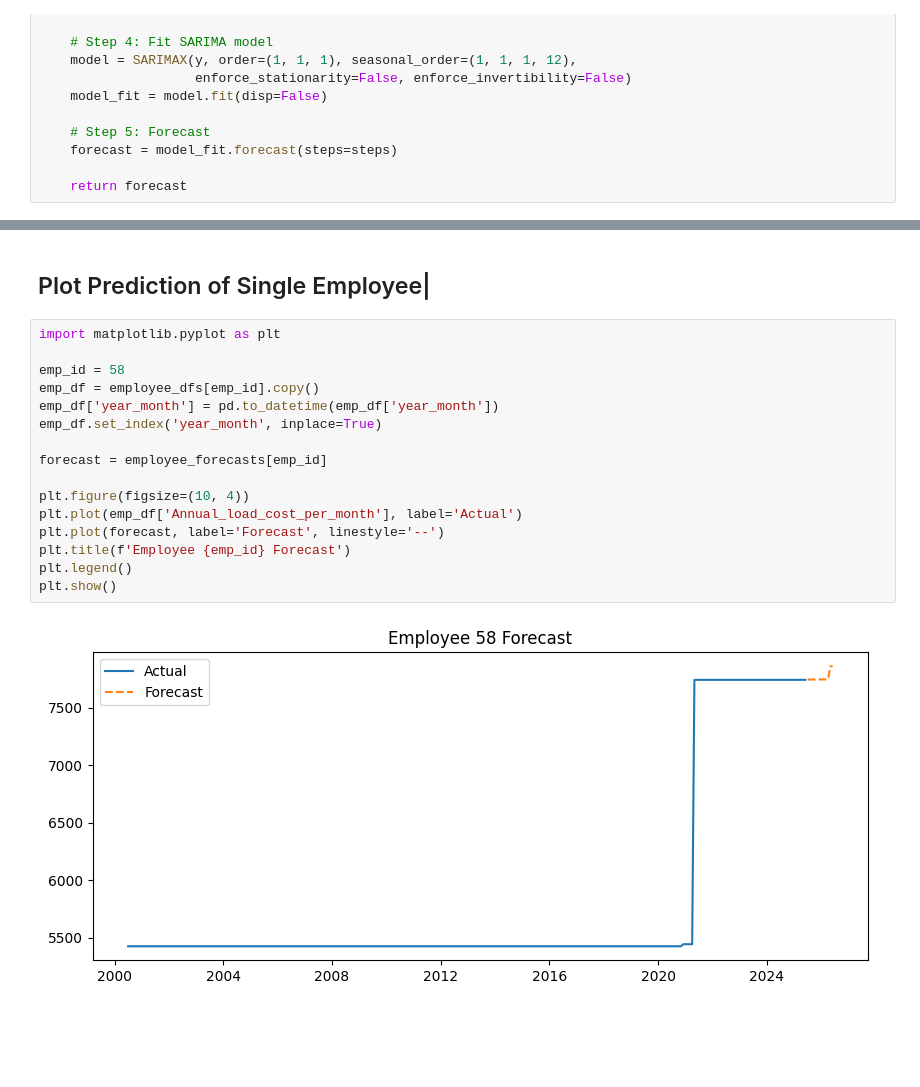
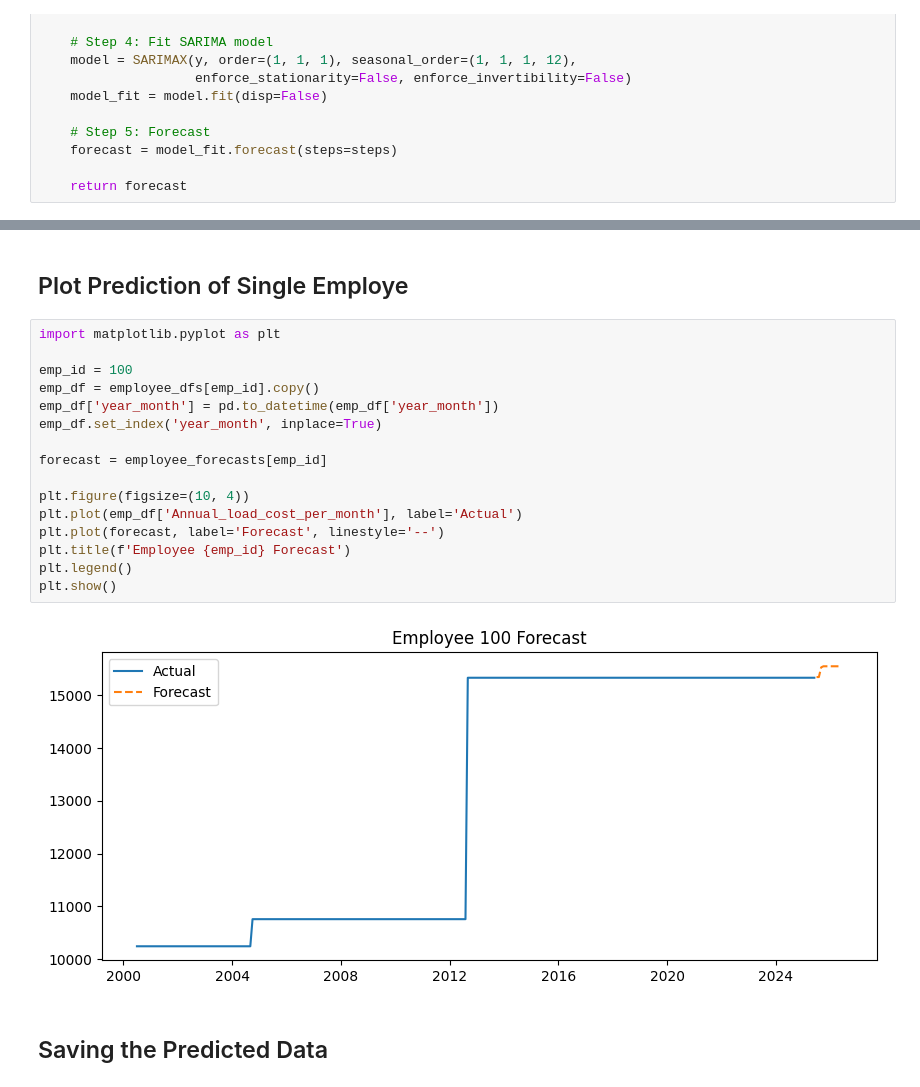
Before and after one commit to lakshmansierra/poc_time_series_analysis, a Jupyter notebook: 01-Fully-Loaded-Cost-Predictor/03-arima_forecasting.ipynb, the cells around one changed output, grey strips where cells are left out. Saved outputs shown, nothing was run; the diff lists cells and outputs as text; blank space fills up the shorter version.

```diff
--- a/01-Fully-Loaded-Cost-Predictor/03-arima_forecasting.ipynb
+++ b/01-Fully-Loaded-Cost-Predictor/03-arima_forecasting.ipynb
@@ -142,20 +184,22 @@ Freq: MS, Name: predicted_mean, dtype: float64
 # %% [markdown]
-## Plot Prediction of Single Employee|
+## Plot Prediction of Single Employe
 # %%
 import matplotlib.pyplot as plt
 
-emp_id = 58
+emp_id = 100
 emp_df = employee_dfs[emp_id].copy()
 emp_df['year_month'] = pd.to_datetime(emp_df['year_month'])
 emp_df.set_index('year_month', inplace=True)
 
 forecast = employee_forecasts[emp_id]
 
 plt.figure(figsize=(10, 4))
 plt.plot(emp_df['Annual_load_cost_per_month'], label='Actual')
 plt.plot(forecast, label='Forecast', linestyle='--')
 plt.title(f'Employee {emp_id} Forecast')
 plt.legend()
 plt.show()
 # %% [output]
-[figure, old version]
+[figure, new version]
+# %% [markdown]
+## Saving the Predicted Data
```
Also changed, not shown: parts of 7 cells of this notebook, 1 other file.
